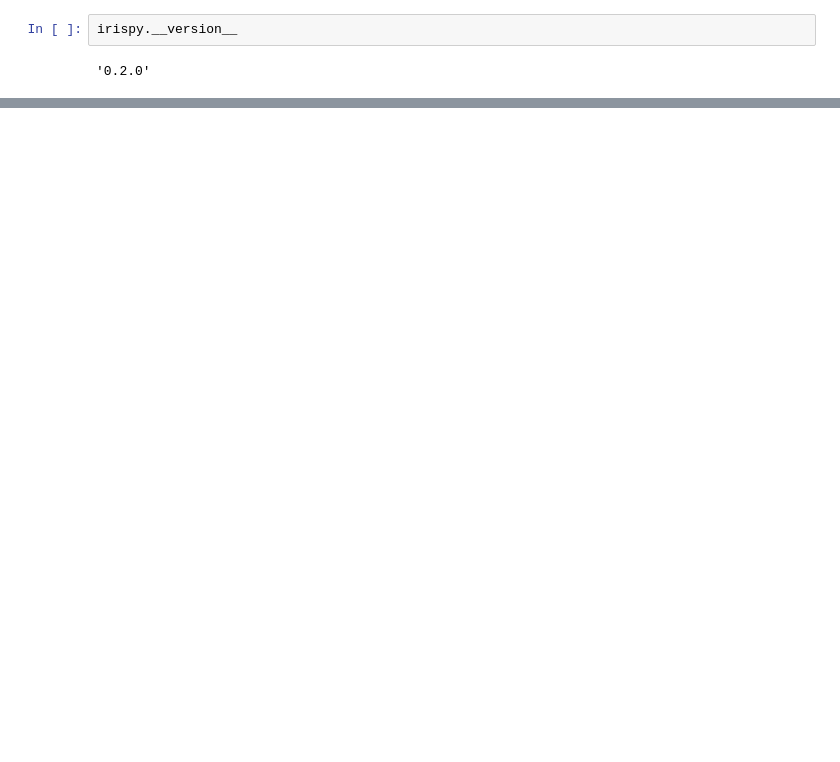
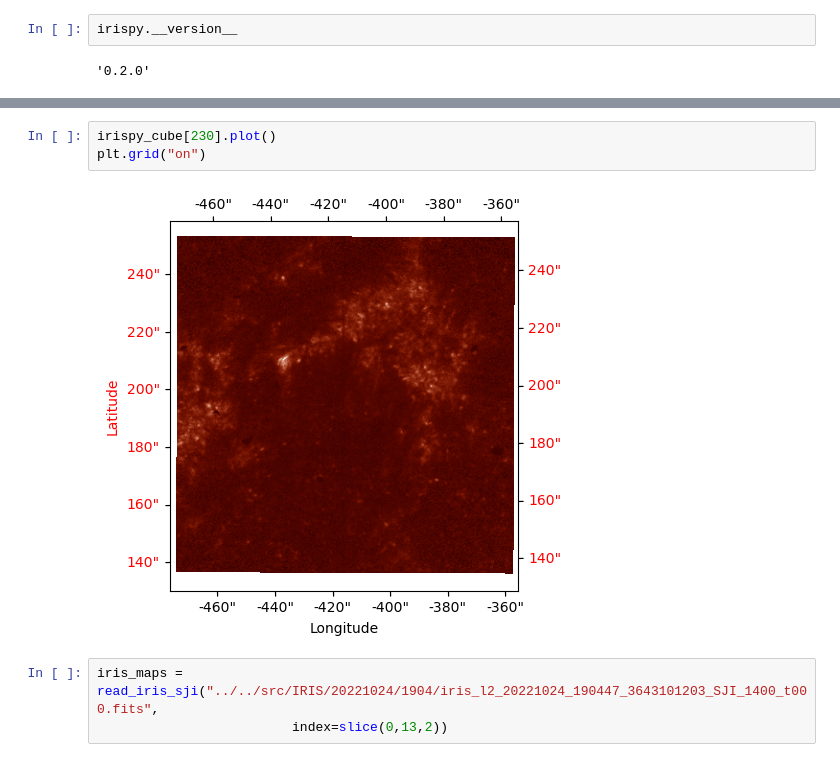
Before and after one commit to yjzhu-solar/EIS_DKIST_SolO, a Jupyter notebook: ipynb/iris/iris_memmap.ipynb, the cells around one changed output, grey strips where cells are left out. Drawn from its saved outputs; the diff is of its cells as text; blank space fills up the shorter version.

```diff
--- a/ipynb/iris/iris_memmap.ipynb
+++ b/ipynb/iris/iris_memmap.ipynb
@@ -27,0 +64,8 @@ Text(0.5, 1.0, 'memmap=True')
+# %%
+irispy_cube[230].plot()
+plt.grid("on")
+# %% [output]
+[figure, added]
+# %%
+iris_maps = read_iris_sji("../../src/IRIS/20221024/1904/iris_l2_20221024_190447_3643101203_SJI_1400_t000.fits",
+                         index=slice(0,13,2))
```
Also changed, not shown: parts of 30 cells of this notebook, 13 other files.
